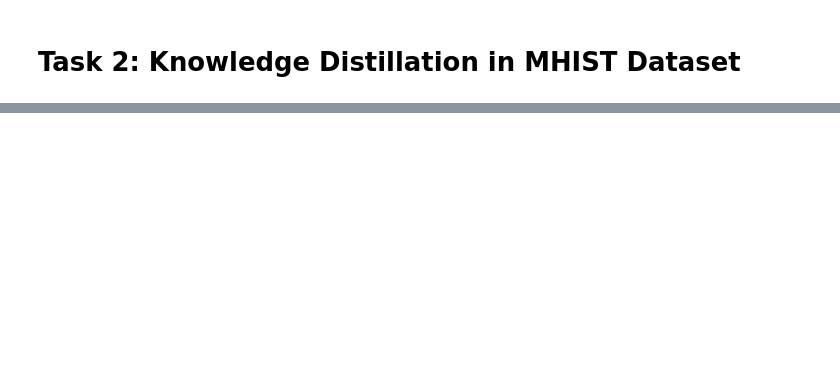
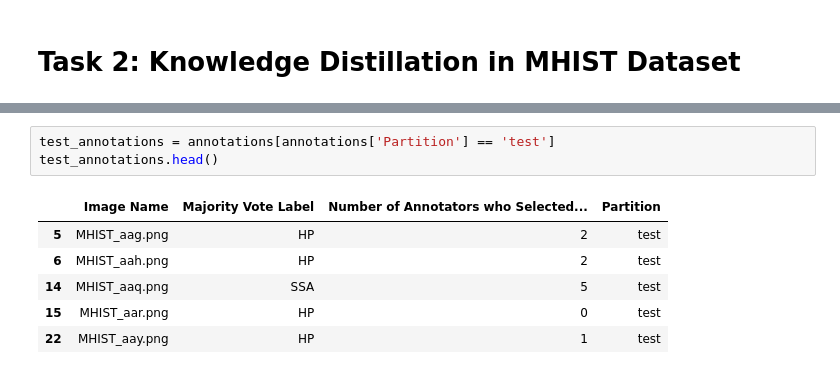
Before and after one commit to sunhuanhuan920/ECE1512_2023F_ProjectRepo_Zhenhuan_Sun, a Jupyter notebook: Project A/Task_2.ipynb, the cells around one changed output, grey strips where cells are left out. Drawn from its saved outputs; the diff is of its cells as text; blank space fills up the shorter version.

```diff
--- a/Project A/Task_2.ipynb
+++ b/Project A/Task_2.ipynb
@@ -18,0 +57,10 @@
+# %%
+test_annotations = annotations[annotations['Partition'] == 'test']
+test_annotations.head()
+# %% [output]
+|  | Image Name | Majority Vote Label | Number of Annotators who Selected... | Partition |
+| 5 | MHIST_aag.png | HP | 2 | test |
+| 6 | MHIST_aah.png | HP | 2 | test |
+| 14 | MHIST_aaq.png | SSA | 5 | test |
+| 15 | MHIST_aar.png | HP | 0 | test |
+| 22 | MHIST_aay.png | HP | 1 | test |
```
Also changed, not shown: parts of 11 cells of this notebook.
